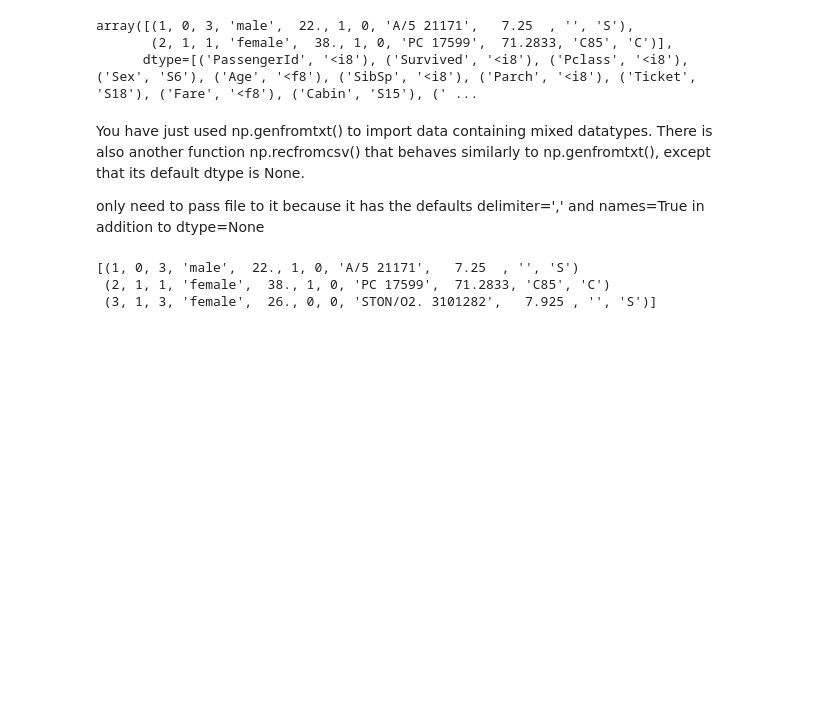
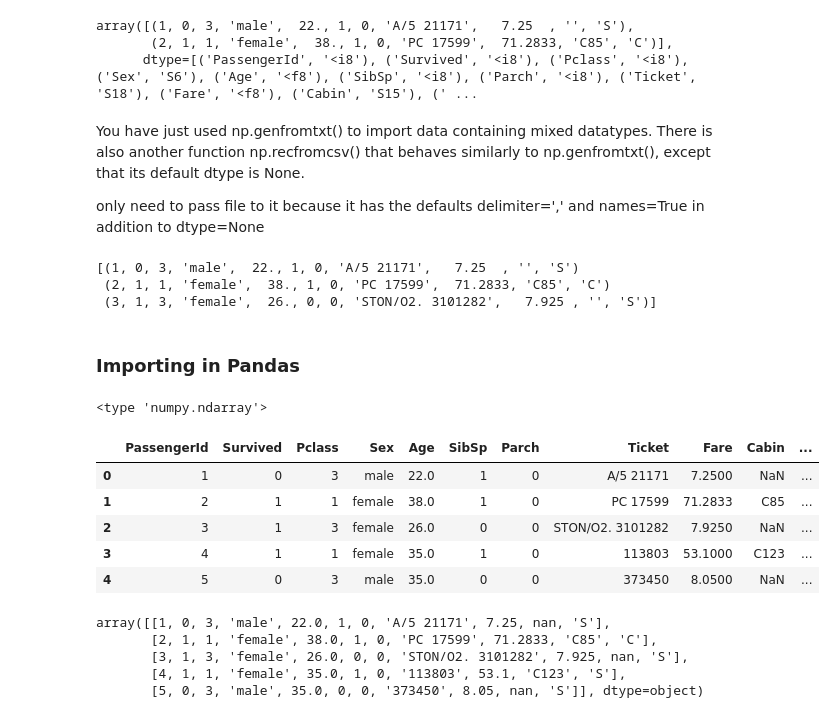
Before and after one commit to sushant2811/ImportingAndCleaningData, a Jupyter notebook: ImportingData.ipynb, the cells around one changed output. Saved outputs shown, nothing was run; the diff lists cells and outputs as text; code cells hidden in the pictures; blank space fills up the shorter version.

Commit message:
Pandas to numpy array

```diff
--- a/ImportingData.ipynb
+++ b/ImportingData.ipynb
@@ -165,3 +165,36 @@ print(d[:3])
 [(1, 0, 3, 'male',  22., 1, 0, 'A/5 21171',   7.25  , '', 'S')
  (2, 1, 1, 'female',  38., 1, 0, 'PC 17599',  71.2833, 'C85', 'C')
  (3, 1, 3, 'female',  26., 0, 0, 'STON/O2. 3101282',   7.925 , '', 'S')]
+# %% [markdown]
+### Importing in Pandas
+# %%
+# Assign the filename: file
+file = './datasets/titanic_sub.csv'
+
+# Read the first 5 rows of the file into a DataFrame: data
+data = pd.read_csv(file, nrows = 5)
+
+# Build a numpy array from the DataFrame: data_array
+data_array = np.array(data.values)
+
+# Print the datatype of data_array to the shell
+print(type(data_array))
+# %% [output]
+<type 'numpy.ndarray'>
+# %%
+data
+# %% [output]
+|  | PassengerId | Survived | Pclass | Sex | Age | SibSp | Parch | Ticket | Fare | Cabin | ... |
+| 0 | 1 | 0 | 3 | male | 22.0 | 1 | 0 | A/5 21171 | 7.2500 | NaN | ... |
+| 1 | 2 | 1 | 1 | female | 38.0 | 1 | 0 | PC 17599 | 71.2833 | C85 | ... |
+| 2 | 3 | 1 | 3 | female | 26.0 | 0 | 0 | STON/O2. 3101282 | 7.9250 | NaN | ... |
+| 3 | 4 | 1 | 1 | female | 35.0 | 1 | 0 | 113803 | 53.1000 | C123 | ... |
+| 4 | 5 | 0 | 3 | male | 35.0 | 0 | 0 | 373450 | 8.0500 | NaN | ... |
+# %%
+data_array
+# %% [output]
+array([[1, 0, 3, 'male', 22.0, 1, 0, 'A/5 21171', 7.25, nan, 'S'],
+       [2, 1, 1, 'female', 38.0, 1, 0, 'PC 17599', 71.2833, 'C85', 'C'],
+       [3, 1, 3, 'female', 26.0, 0, 0, 'STON/O2. 3101282', 7.925, nan, 'S'],
+       [4, 1, 1, 'female', 35.0, 1, 0, '113803', 53.1, 'C123', 'S'],
+       [5, 0, 3, 'male', 35.0, 0, 0, '373450', 8.05, nan, 'S']], dtype=object)
```
Also changed, not shown: parts of 1 cell of this notebook.
